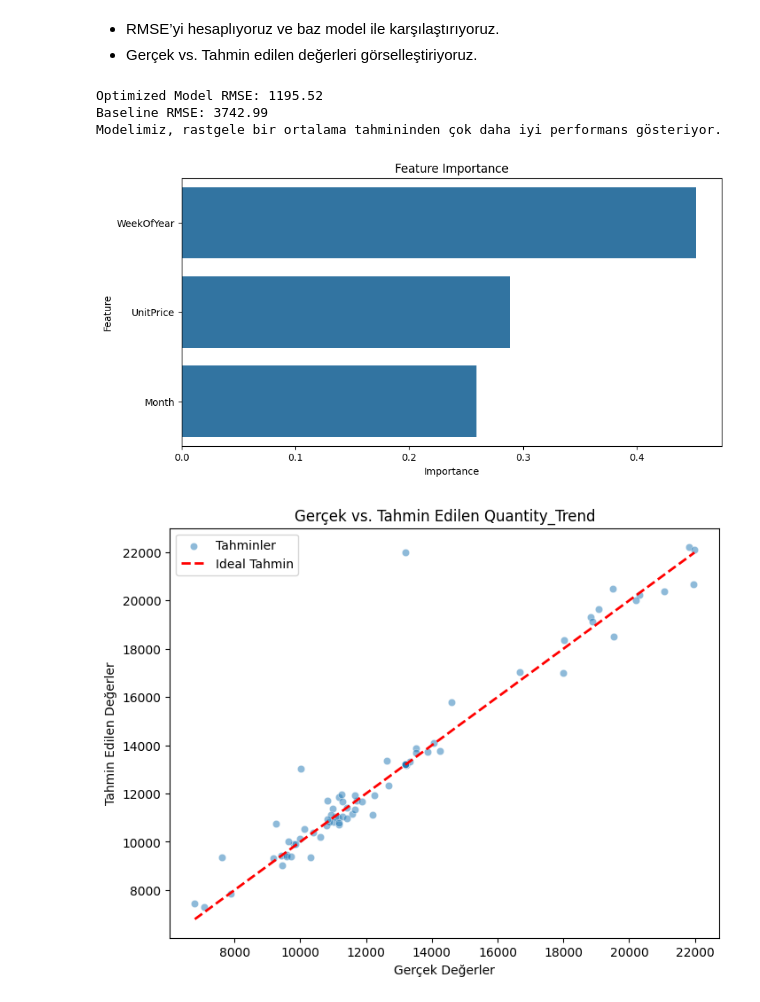
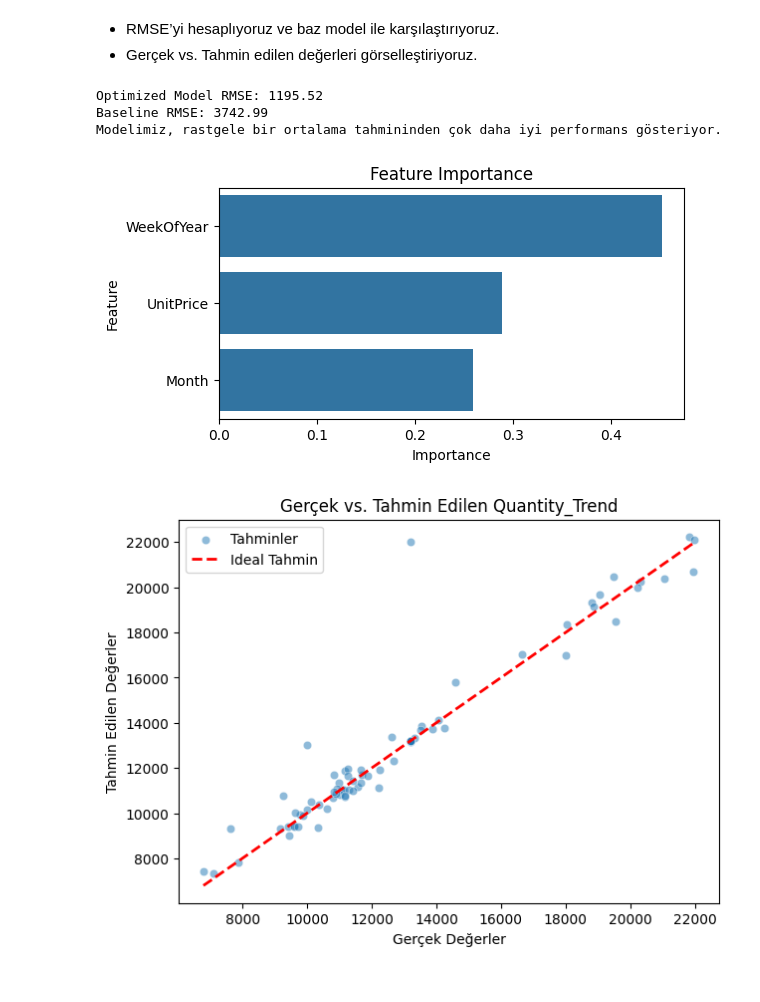
Before and after one commit to serkosi/SupplyChain-regression-classification-trials, a Jupyter notebook: regression.ipynb, the cells around one changed output. Drawn from its saved outputs; the diff is of its cells as text; code cells hidden in the pictures.

```diff
--- a/regression.ipynb
+++ b/regression.ipynb
@@ -120,35 +120,35 @@ rmse = np.sqrt(mean_squared_error(y_test, y_pred))
 # Baseline Model: Ortalama tahmin
 baseline_pred = np.full_like(y_test, y_train.mean())
 baseline_rmse = np.sqrt(mean_squared_error(y_test, baseline_pred))
 
 # Sonuçları yazdır
 print(f"Optimized Model RMSE: {rmse:.2f}")
 print(f"Baseline RMSE: {baseline_rmse:.2f}")
 print("Modelimiz, rastgele bir ortalama tahmininden çok daha iyi performans gösteriyor.")
 
-# Özellik Önem Düzeyleri
+# Degisken Önem Düzeyleri
 feature_importances = pd.DataFrame({
     "Feature": features,
     "Importance": rf.feature_importances_
 }).sort_values(by="Importance", ascending=False)
 
-plt.figure(figsize=(10, 5))
+plt.figure(figsize=(6, 3))
 sns.barplot(x="Importance", y="Feature", data=feature_importances)
 plt.title("Feature Importance")
 plt.show()
 
 # Gerçek vs. Tahmin edilen görselleştirme
-plt.figure(figsize=(8, 6))
+plt.figure(figsize=(7, 5))
 sns.scatterplot(x=y_test, y=y_pred, alpha=0.5, label="Tahminler")
 plt.plot([y_test.min(), y_test.max()], [y_test.min(), y_test.max()], 'r--', lw=2, label="Ideal Tahmin")
 plt.xlabel("Gerçek Değerler")
 plt.ylabel("Tahmin Edilen Değerler")
 plt.title("Gerçek vs. Tahmin Edilen Quantity_Trend")
 plt.legend()
 plt.show()
 # %% [output]
 Optimized Model RMSE: 1195.52
 Baseline RMSE: 3742.99
 Modelimiz, rastgele bir ortalama tahmininden çok daha iyi performans gösteriyor.
-[figure, old version]
+[figure, new version]
-[figure, old version]
+[figure, new version]
```
Also changed, not shown: parts of 2 cells of this notebook, 2 other files.
